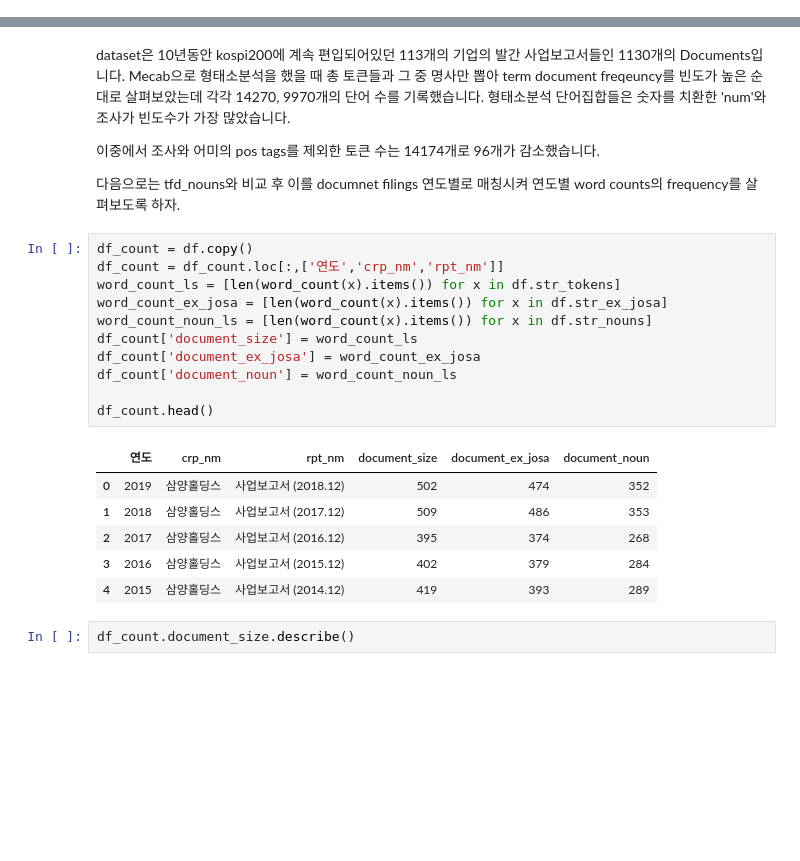
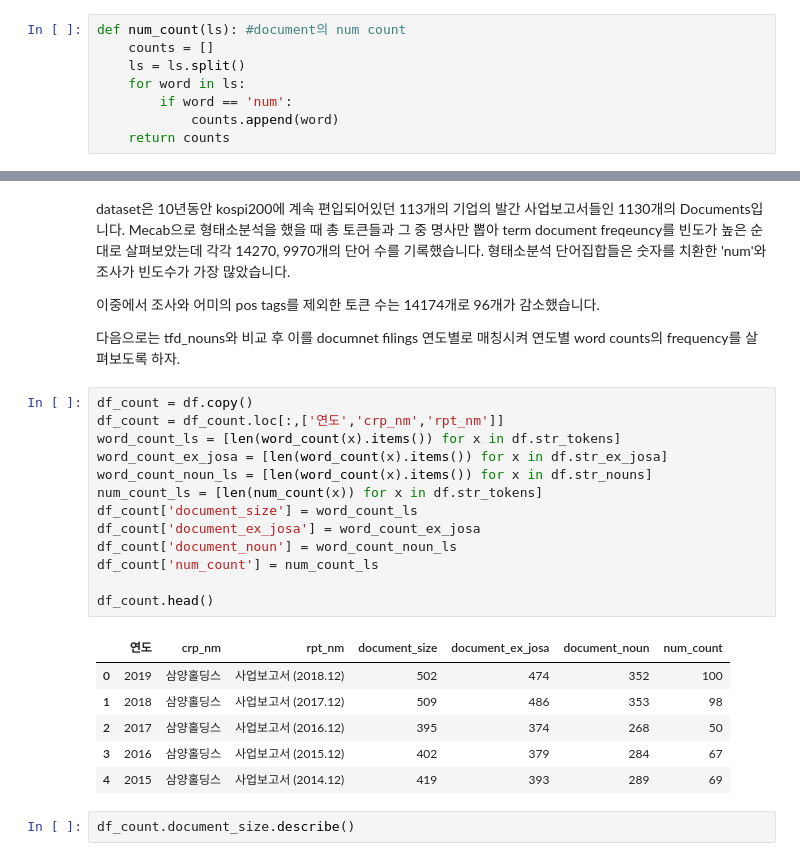
Before and after one commit to Yphy/Textmining, a Jupyter notebook: md&a_analysis/Similarity_Cohen_Malloy_Nguyen(2019)LAZY PRICES.ipynb, the cells around one changed output, grey strips where cells are left out. Saved outputs shown, nothing was run; the diff lists cells and outputs as text; blank space fills up the shorter version.

```diff
--- a/md&a_analysis/Similarity_Cohen_Malloy_Nguyen(2019)LAZY PRICES.ipynb
+++ b/md&a_analysis/Similarity_Cohen_Malloy_Nguyen(2019)LAZY PRICES.ipynb
@@ -51,6 +63,14 @@ def total_word_count(srs): #total document의 word count
             else:
                 counts[word] = 1
     return counts
+# %%
+def num_count(ls): #document의 num count
+    counts = []
+    ls = ls.split()
+    for word in ls:
+        if word == 'num':
+            counts.append(word)
+    return counts
 # %%
 tokens_dic = total_word_count(df.str_tokens) #전체토큰
 nouns_dic = total_word_count(df.str_nouns) #명사만
@@ -108,21 +128,23 @@ Mecab으로 형태소분석을 했을 때 총 토큰들과 그 중 명사만 뽑
 # %%
 df_count = df.copy()
 df_count = df_count.loc[:,['연도','crp_nm','rpt_nm']]
 word_count_ls = [len(word_count(x).items()) for x in df.str_tokens]
 word_count_ex_josa = [len(word_count(x).items()) for x in df.str_ex_josa]
 word_count_noun_ls = [len(word_count(x).items()) for x in df.str_nouns]
+num_count_ls = [len(num_count(x)) for x in df.str_tokens]
 df_count['document_size'] = word_count_ls
 df_count['document_ex_josa'] = word_count_ex_josa
 df_count['document_noun'] = word_count_noun_ls
+df_count['num_count'] = num_count_ls
 
 df_count.head()
 # %% [output]
-|  | 연도 | crp_nm | rpt_nm | document_size | document_ex_josa | document_noun |
-| 0 | 2019 | 삼양홀딩스 | 사업보고서 (2018.12) | 502 | 474 | 352 |
-| 1 | 2018 | 삼양홀딩스 | 사업보고서 (2017.12) | 509 | 486 | 353 |
-| 2 | 2017 | 삼양홀딩스 | 사업보고서 (2016.12) | 395 | 374 | 268 |
-| 3 | 2016 | 삼양홀딩스 | 사업보고서 (2015.12) | 402 | 379 | 284 |
-| 4 | 2015 | 삼양홀딩스 | 사업보고서 (2014.12) | 419 | 393 | 289 |
+|  | 연도 | crp_nm | rpt_nm | document_size | document_ex_josa | document_noun | num_count |
+| 0 | 2019 | 삼양홀딩스 | 사업보고서 (2018.12) | 502 | 474 | 352 | 100 |
+| 1 | 2018 | 삼양홀딩스 | 사업보고서 (2017.12) | 509 | 486 | 353 | 98 |
+| 2 | 2017 | 삼양홀딩스 | 사업보고서 (2016.12) | 395 | 374 | 268 | 50 |
+| 3 | 2016 | 삼양홀딩스 | 사업보고서 (2015.12) | 402 | 379 | 284 | 67 |
+| 4 | 2015 | 삼양홀딩스 | 사업보고서 (2014.12) | 419 | 393 | 289 | 69 |
 # %%
 df_count.document_size.describe()
 # %% [output]
```
Also changed, not shown: parts of 7 cells of this notebook, 1 other file.
